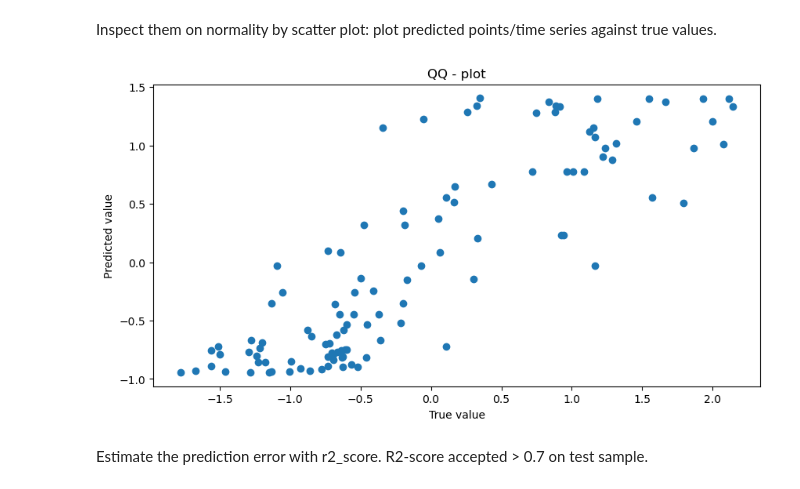
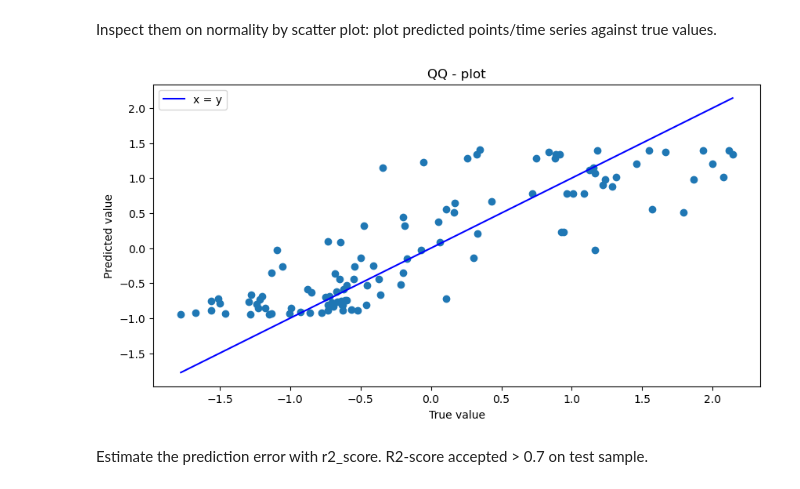
Before and after one commit to LoneWayfarer/ML_course, a Jupyter notebook: HW_2/Part2/ML2023HW02_part2.ipynb, the cells around one changed output. Saved outputs shown, nothing was run; the diff lists cells and outputs as text; code cells hidden in the pictures.

```diff
--- a/HW_2/Part2/ML2023HW02_part2.ipynb
+++ b/HW_2/Part2/ML2023HW02_part2.ipynb
@@ -118,16 +118,20 @@ Inspect them on normality by scatter plot: plot predicted points/time series aga
 # %%
 
 ### BEGIN SOLUTION (do not delete this comment!)
 
 fig = plt.figure(figsize=(10,5))
 plt.title('QQ - plot')
 plt.xlabel('True value')
 plt.ylabel('Predicted value')
 plt.scatter(y_test_transformed.ravel(),y_test_pred.ravel())
+mi = np.min(np.append(y_test_transformed,y_test_pred))
+ma = np.max(np.append(y_test_transformed,y_test_pred))
+plt.plot([mi,ma],[mi,ma],color='blue',label='x = y')
+plt.legend()
 plt.show()
 ### END SOLUTION (do not delete this comment!)
 # %% [output]
-[figure, old version]
+[figure, new version]
 # %% [markdown]
 Estimate the prediction error with r2_score. R2-score accepted > 0.7 on test sample.
 # %%
```
Also changed, not shown: parts of 2 cells of this notebook.
